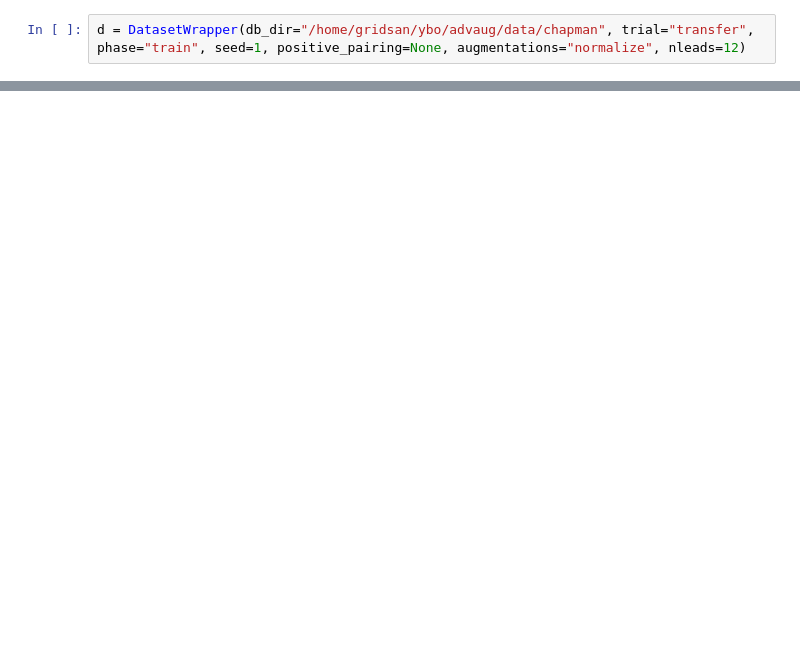
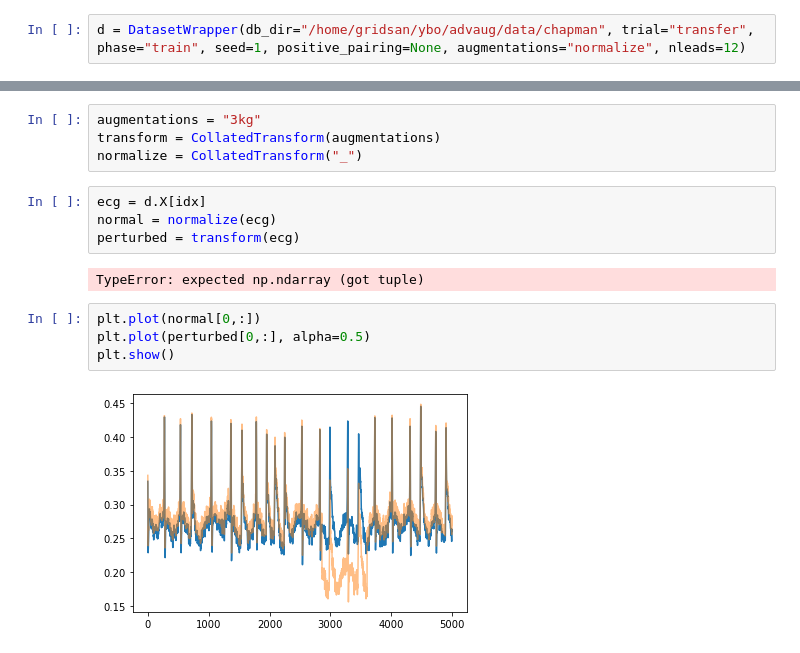
Before and after one commit to jessica-bo/advmask_ecg, a Jupyter notebook: test_datasets.ipynb, the cells around one changed output, grey strips where cells are left out. Saved outputs shown, nothing was run; the diff lists cells and outputs as text; blank space fills up the shorter version.

```diff
--- a/test_datasets.ipynb
+++ b/test_datasets.ipynb
@@ -391,0 +652,16 @@ datamodule = ECGDataModule(db_dir="/home/gridsan/ybo/advaug/data/chapman", batch
+# %%
+augmentations = "3kg"
+transform = CollatedTransform(augmentations)
+normalize = CollatedTransform("_")
+# %%
+ecg = d.X[idx]
+normal = normalize(ecg)
+perturbed = transform(ecg)
+# %% [output]
+TypeError: expected np.ndarray (got tuple)
+# %%
+plt.plot(normal[0,:])
+plt.plot(perturbed[0,:], alpha=0.5)
+plt.show()
+# %% [output]
+[figure, added]
```
Also changed, not shown: parts of 29 cells of this notebook, 23 other files.
